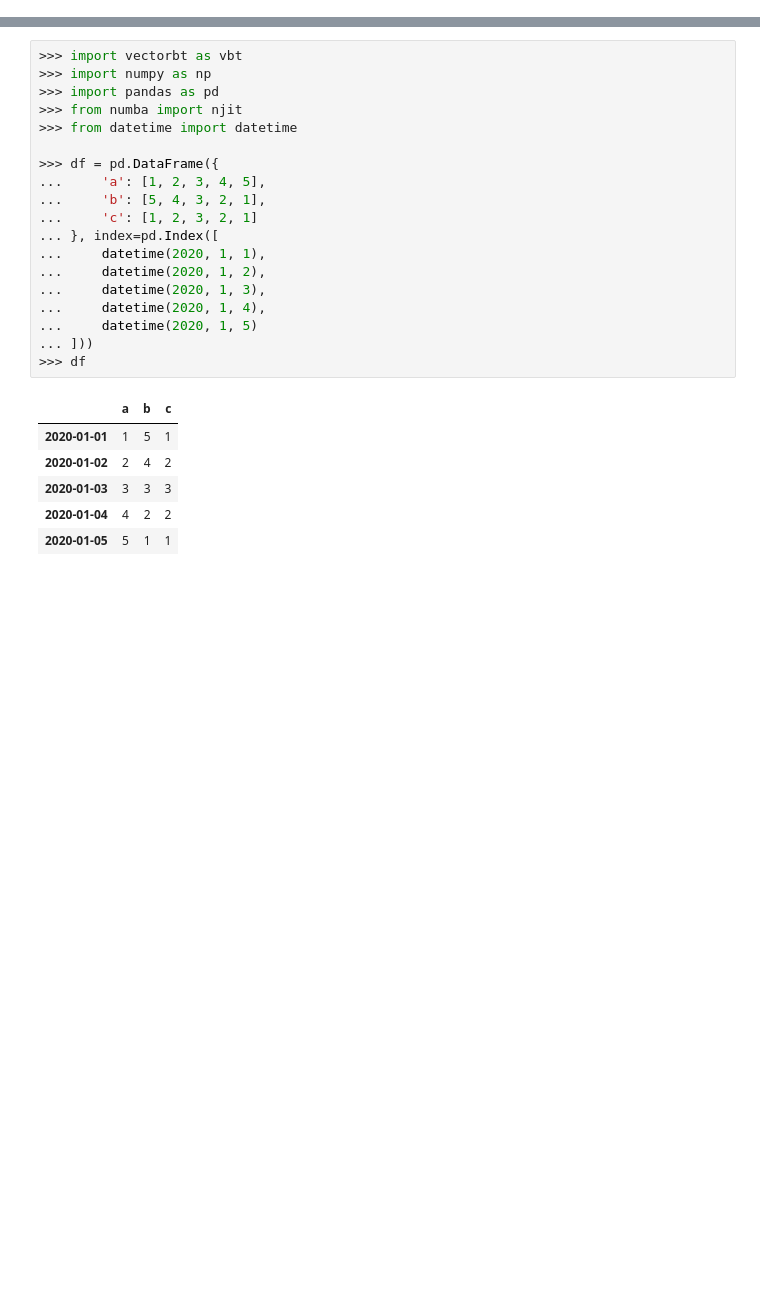
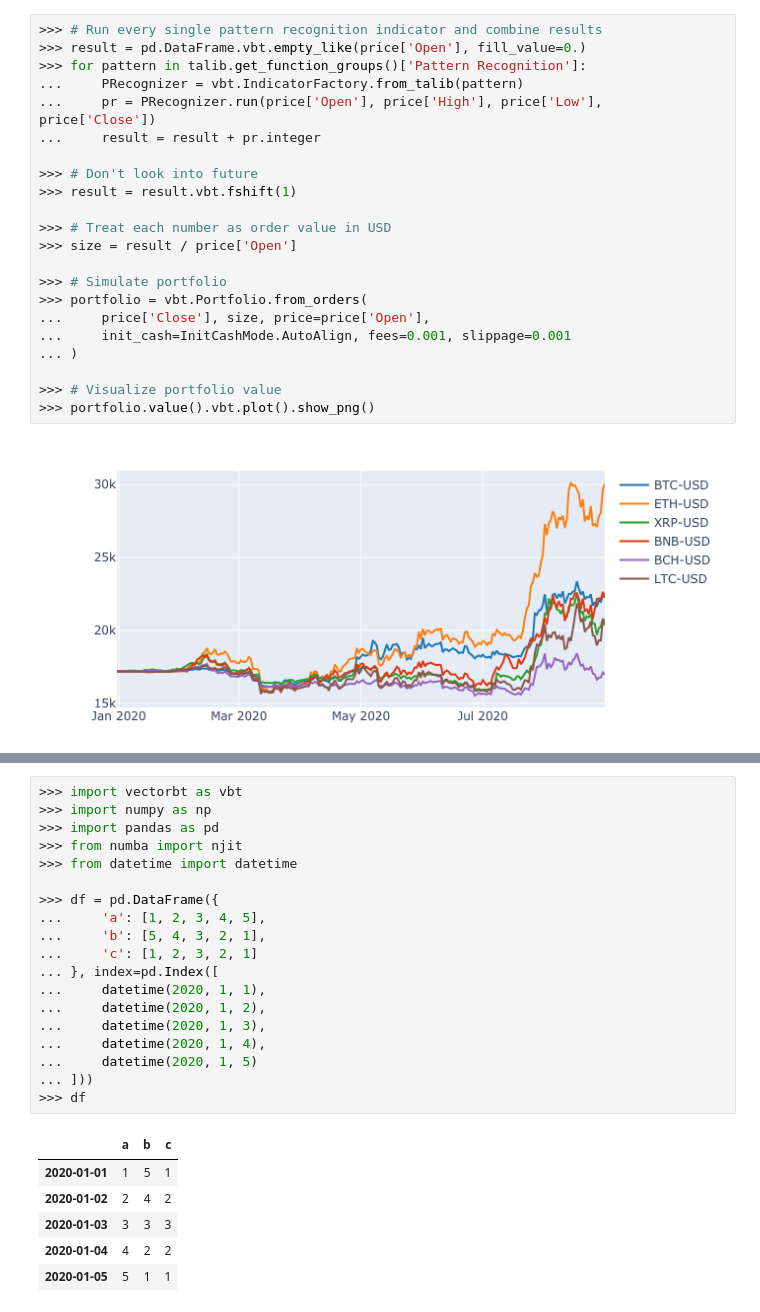
Before and after one commit to polakowo/vectorbt, a Jupyter notebook: Untitled1.ipynb, the cells around one changed output, grey strips where cells are left out. Cells and saved outputs as stored; diff of their text form; blank space fills up the shorter version.

```diff
--- a/Untitled1.ipynb
+++ b/Untitled1.ipynb
@@ -0,0 +30,24 @@
+# %%
+>>> # Run every single pattern recognition indicator and combine results
+>>> result = pd.DataFrame.vbt.empty_like(price['Open'], fill_value=0.)
+>>> for pattern in talib.get_function_groups()['Pattern Recognition']:
+...     PRecognizer = vbt.IndicatorFactory.from_talib(pattern)
+...     pr = PRecognizer.run(price['Open'], price['High'], price['Low'], price['Close'])
+...     result = result + pr.integer
+
+>>> # Don't look into future
+>>> result = result.vbt.fshift(1)
+
+>>> # Treat each number as order value in USD
+>>> size = result / price['Open']
+
+>>> # Simulate portfolio
+>>> portfolio = vbt.Portfolio.from_orders(
+...     price['Close'], size, price=price['Open'],
+...     init_cash=InitCashMode.AutoAlign, fees=0.001, slippage=0.001
+... )
+
+>>> # Visualize portfolio value
+>>> portfolio.value().vbt.plot().show_png()
+# %% [output]
+[figure, added]
```
Also changed, not shown: parts of 14 cells of this notebook, 17 other files.
